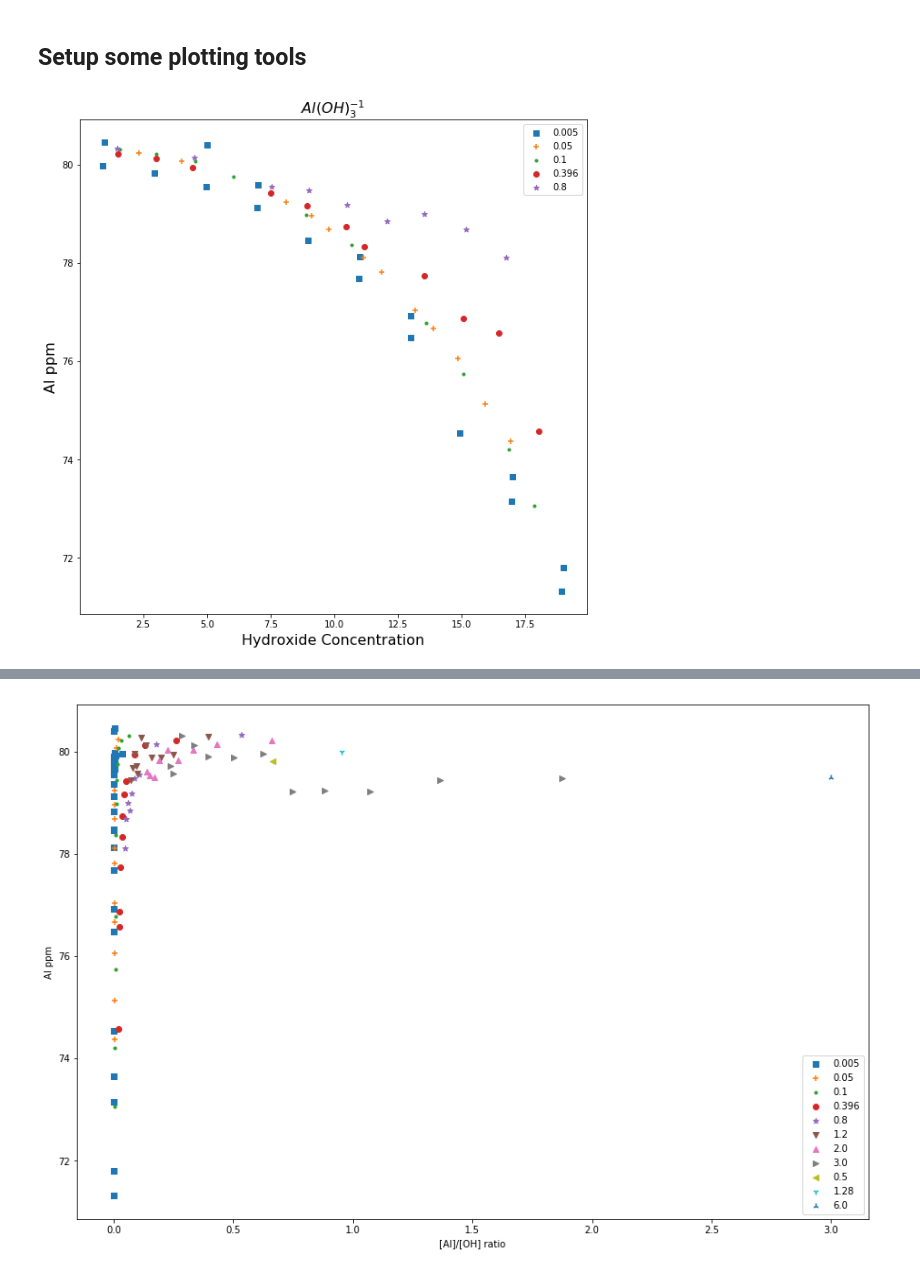
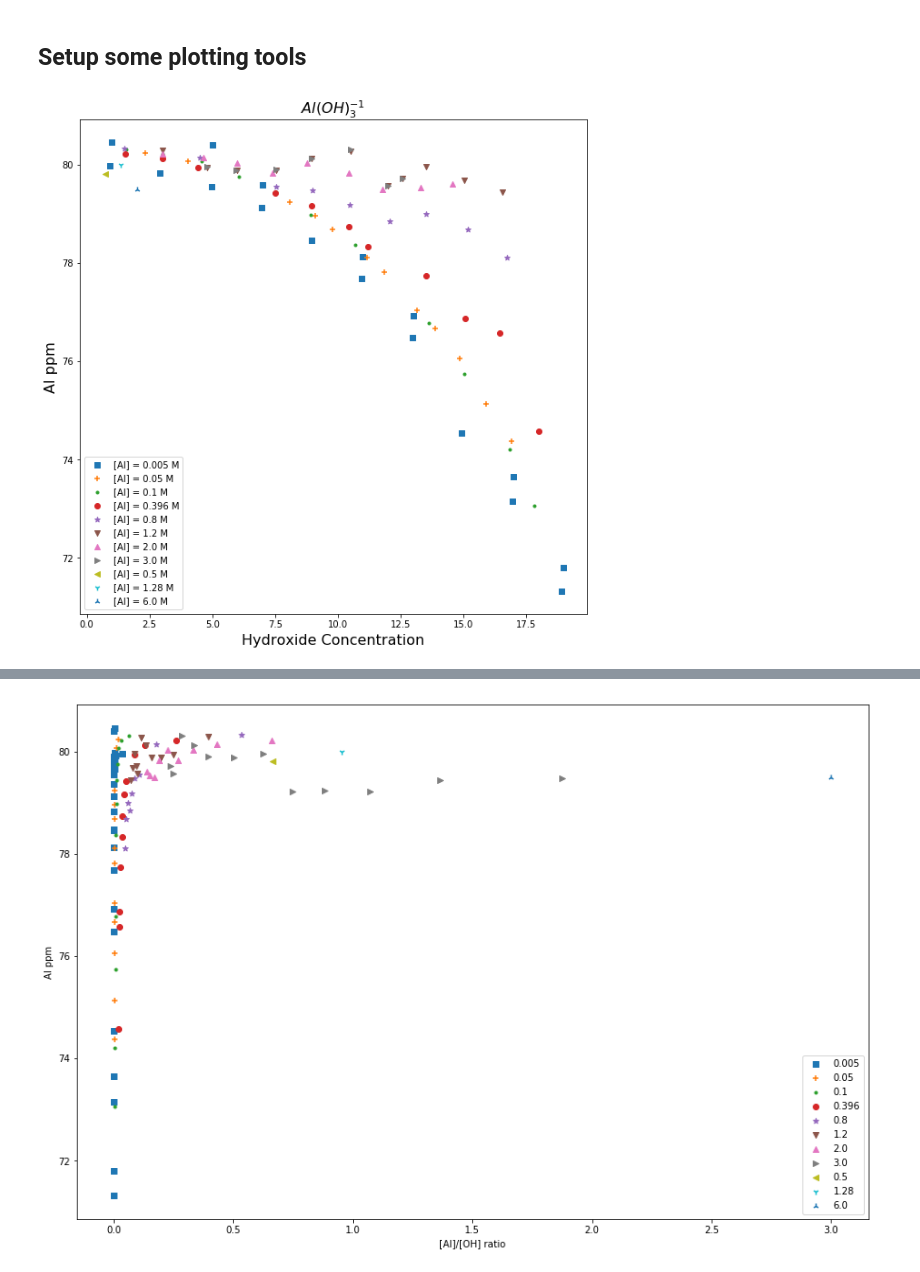
Before and after one commit to biggstd/pyluminate, a Jupyter notebook: notebooks/Al Review Figures.ipynb, the cells around one changed output, grey strips where cells are left out. Cells and saved outputs as stored; diff of their text form; code cells hidden in the pictures.

Commit message:
figure generation, progress with distribution analysis

```diff
--- a/notebooks/Al Review Figures.ipynb
+++ b/notebooks/Al Review Figures.ipynb
@@ -14,8 +14,8 @@ import sys
 # %%
 # import the data collected
 # This data was organized on a google spreadsheet
-data_path = "/home/tylerbiggs/git/pyluminate/data/al_nmr_data.csv"
-# data_path = r"C:\Users\Tyler\Documents\pyluminate/data/al_nmr_data.csv"
+# data_path = "/home/tylerbiggs/git/pyluminate/data/al_nmr_data.csv"
+data_path = r"C:\Users\Tyler\Documents\pyluminate/data/al_nmr_data.csv"
 
 AlNMRData = pd.read_csv(data_path)
 list(AlNMRData)
@@ -121,29 +121,29 @@ marker_list = [',', '+', '.', 'o', '*', "v", '^', '>', '<', '1', '2']
 # %%
 fig1, ax1 = plt.subplots(figsize=(10,10))
 # ax1.set(xscale="log")
 
 small_data = AlNMRData[(AlNMRData.counter_ion == 'Na+')]
 
 unique_Al_conc = small_data.Al_concentration.unique()
 
-for ii, xx in enumerate(unique_Al_conc[:5]):
+for ii, xx in enumerate(unique_Al_conc):
 
     # Pull out the current bin of Al concentrations.
     curr_Al = small_data[(small_data.Al_concentration == xx)]
 
     # Create the Scatter plot with the selected subset of data
     plt.scatter(
         x=curr_Al.OH_concentration,
         y=curr_Al.Al_ppm,
-        label=xx,
+        label="[Al] = " + str(unique_Al_conc[ii]) + " M",  # xx,
         marker = marker_list[ii],
     )
 
 plt.ylabel("Al ppm", fontsize=16)
 plt.xlabel("Hydroxide Concentration", fontsize=16)
 # plt.rc('text', usetex=True)
 plt.title(r"$Al(OH)_3^{-1}$ ", fontsize=16)
 ax1.legend()
 plt.show()
 # %% [output]
-[figure, old version]
+[figure, new version]
```
Also changed, not shown: parts of 10 cells of this notebook.
